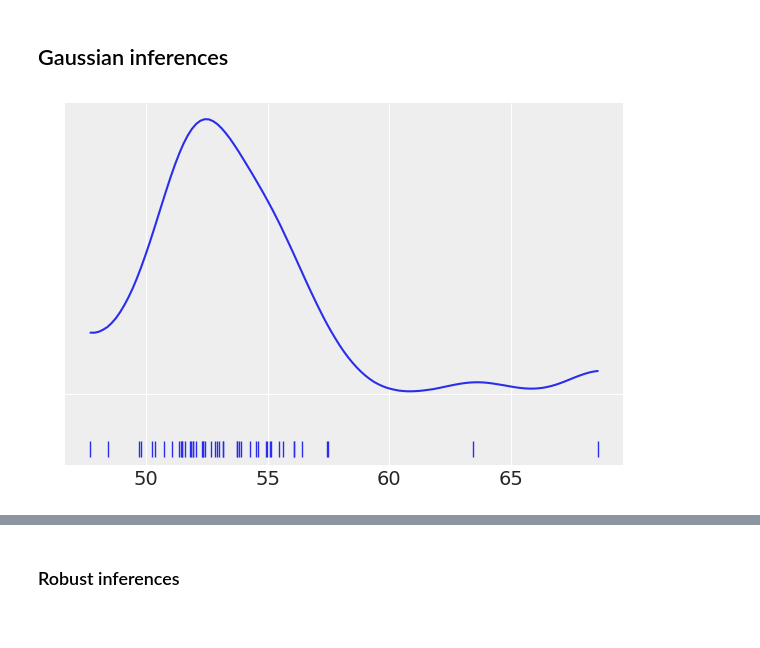
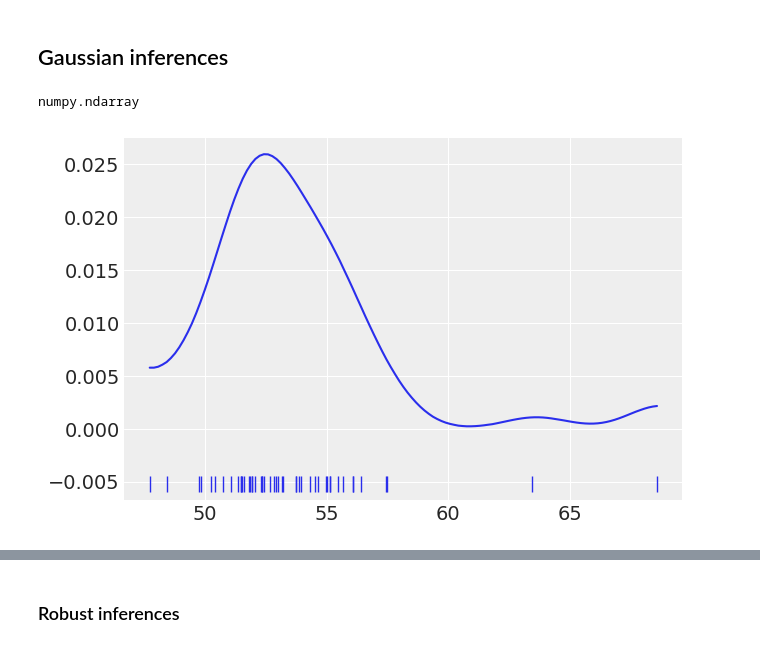
Before and after one commit to kiwiriver/BAP, a Jupyter notebook: code/Chp2/02 Programming probabilistically.ipynb, the cells around one changed output, grey strips where cells are left out. Saved outputs shown, nothing was run; the diff lists cells and outputs as text; code cells hidden in the pictures.

```diff
--- a/code/Chp2/02 Programming probabilistically.ipynb
+++ b/code/Chp2/02 Programming probabilistically.ipynb
@@ -226,3 +238,7 @@ plt.savefig('B11197_02_06.png', dpi=300)
 [figure]
 # %% [markdown]
 ## Gaussian inferences
+# %%
+type(data)
+# %% [output]
+numpy.ndarray
@@ -229,19 +247,20 @@ plt.savefig('B11197_02_06.png', dpi=300)
 # %%
 data = np.loadtxt('../data/chemical_shifts.csv')
 
 # remove outliers using the interquartile rule
 #quant = np.percentile(data, [25, 75])
 #iqr = quant[1] - quant[0]
 #upper_b = quant[1] + iqr * 1.5
 #lower_b = quant[0] - iqr * 1.5
 #data = data[(data > lower_b) & (data < upper_b)]
 #print(np.mean(data), np.std(data))
 
 az.plot_kde(data, rug=True)
-plt.yticks([0], alpha=0)
+#plt.yticks([0], alpha=0)
+#plt.yticks([0], alpha=0) #remove y tick
 plt.savefig('B11197_02_07.png', dpi=300)
 # %% [output]
-[figure, old version]
+[figure, new version]
 # %% [markdown]
  <img src="B11197_02_08.png" width="500">
 # %%
```
Also changed, not shown: parts of 28 cells of this notebook, 23 other files.
